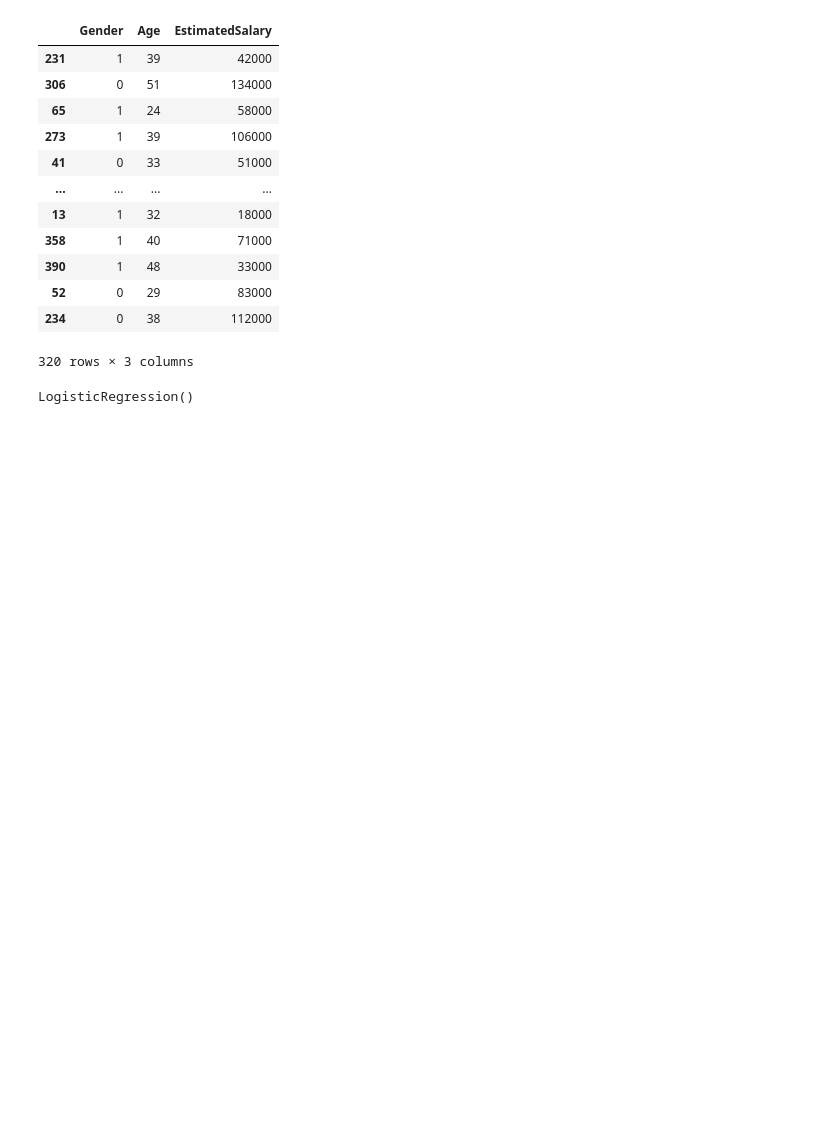
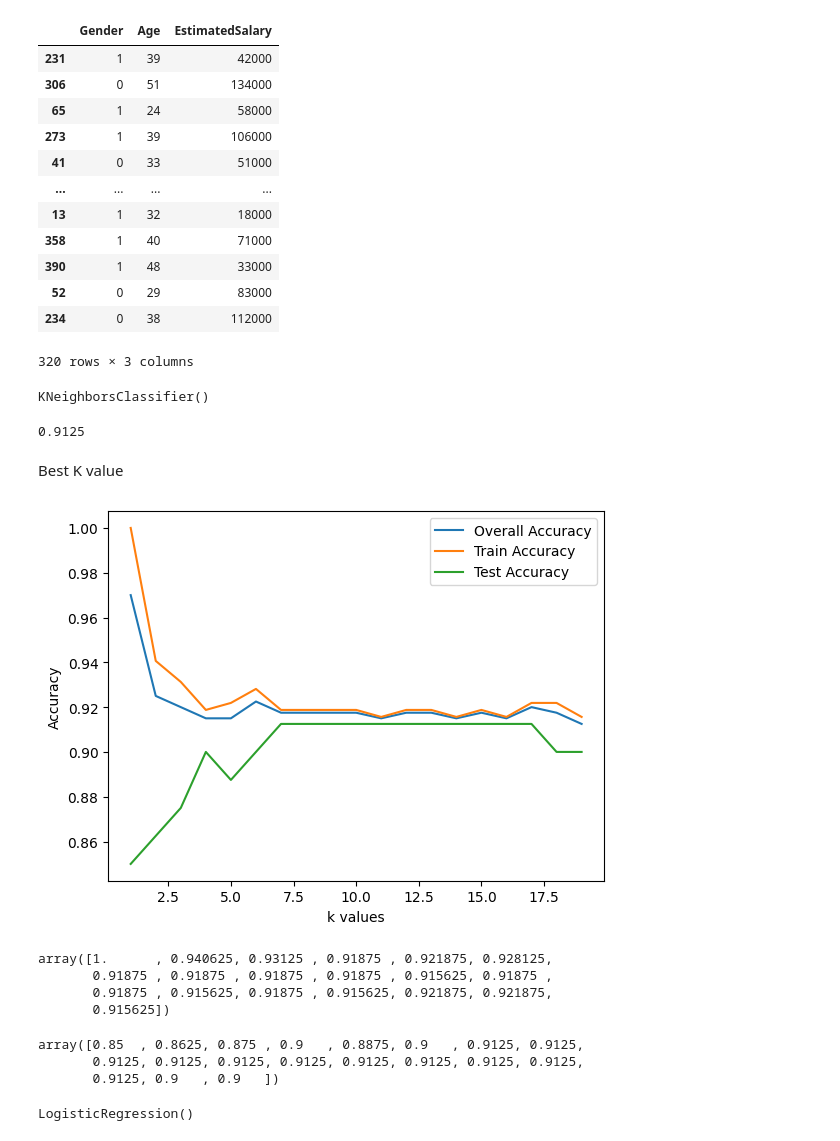
Before and after one commit to sudhrathore/sudhanshu_AIMLBootcamp_2023, a Jupyter notebook: CaseStudy4.ipynb, the cells around one changed output. Cells and saved outputs as stored; diff of their text form; code cells hidden in the pictures; blank space fills up the shorter version.

```diff
--- a/CaseStudy4.ipynb
+++ b/CaseStudy4.ipynb
@@ -152,3 +152,9 @@ from sklearn.preprocessing import StandardScaler
 sst=StandardScaler()
 x_train=sst.fit_transform(x_train)
 x_test=sst.transform(x_test)
+# %%
+from sklearn.neighbors import KNeighborsClassifier
+knn_clf=KNeighborsClassifier(n_neighbors=5)
+knn_clf.fit(x_train,y_train)
+# %% [output]
+KNeighborsClassifier()
@@ -155,3 +163,52 @@ x_test=sst.transform(x_test)
+# %%
+knn_clf.score(sst.transform(X),Y)
+# %% [output]
+0.9125
+# %% [markdown]
+Best K value
+# %%
+import numpy as np
+neighbors=np.arange(1,20)
+overall_accuracy=np.empty(len(neighbors))
+train_accuracy=np.empty(len(neighbors))
+test_accuracy=np.empty(len(neighbors))
+
+
+for i,k in enumerate(neighbors):
+  knn_clf=KNeighborsClassifier(n_neighbors=k)
+  knn_clf.fit(x_train,y_train)
+
+  #training accuracy
+  train_accuracy[i]=knn_clf.score(x_train,y_train)
+  test_accuracy[i]=knn_clf.score(x_test,y_test)
+
+  #overall accuracy
+  overall_accuracy[i]=knn_clf.score(sst.transform(X),Y)
+
+#plotting
+import matplotlib.pyplot as plt
+plt.plot(neighbors,overall_accuracy,label="Overall Accuracy")
+plt.plot(neighbors,train_accuracy,label="Train Accuracy")
+plt.plot(neighbors,test_accuracy,label="Test Accuracy")
+plt.xlabel('k values')
+plt.ylabel('Accuracy')
+plt.legend()
+plt.show()
+# %% [output]
+[figure, added]
+# %%
+train_accuracy
+# %% [output]
+array([1.      , 0.940625, 0.93125 , 0.91875 , 0.921875, 0.928125,
+       0.91875 , 0.91875 , 0.91875 , 0.91875 , 0.915625, 0.91875 ,
+       0.91875 , 0.915625, 0.91875 , 0.915625, 0.921875, 0.921875,
+       0.915625])
+# %%
+test_accuracy
+# %% [output]
+array([0.85  , 0.8625, 0.875 , 0.9   , 0.8875, 0.9   , 0.9125, 0.9125,
+       0.9125, 0.9125, 0.9125, 0.9125, 0.9125, 0.9125, 0.9125, 0.9125,
+       0.9125, 0.9   , 0.9   ])
 # %%
 x_train
 # %%
```
Also changed, not shown: parts of 1 cell of this notebook.
